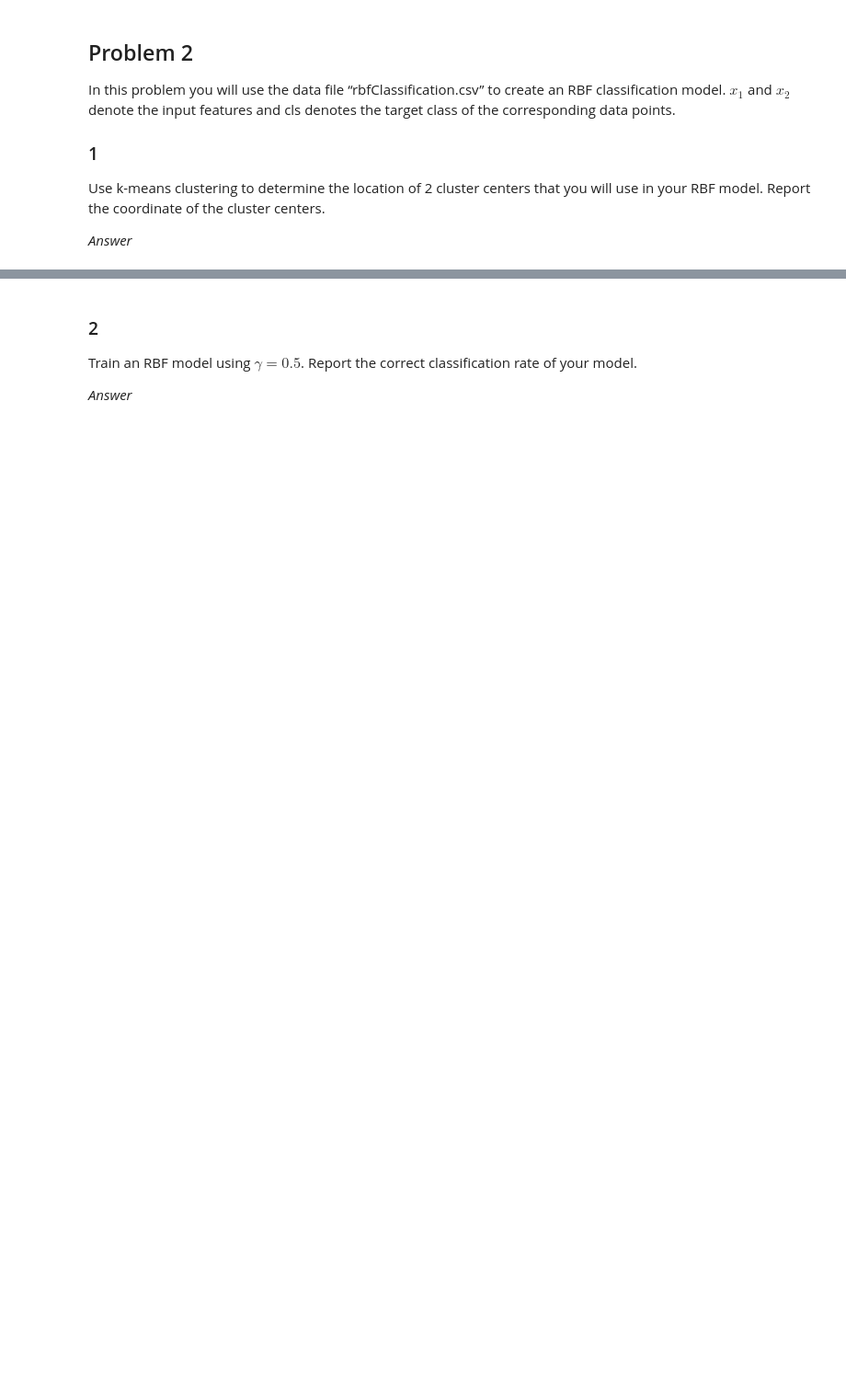
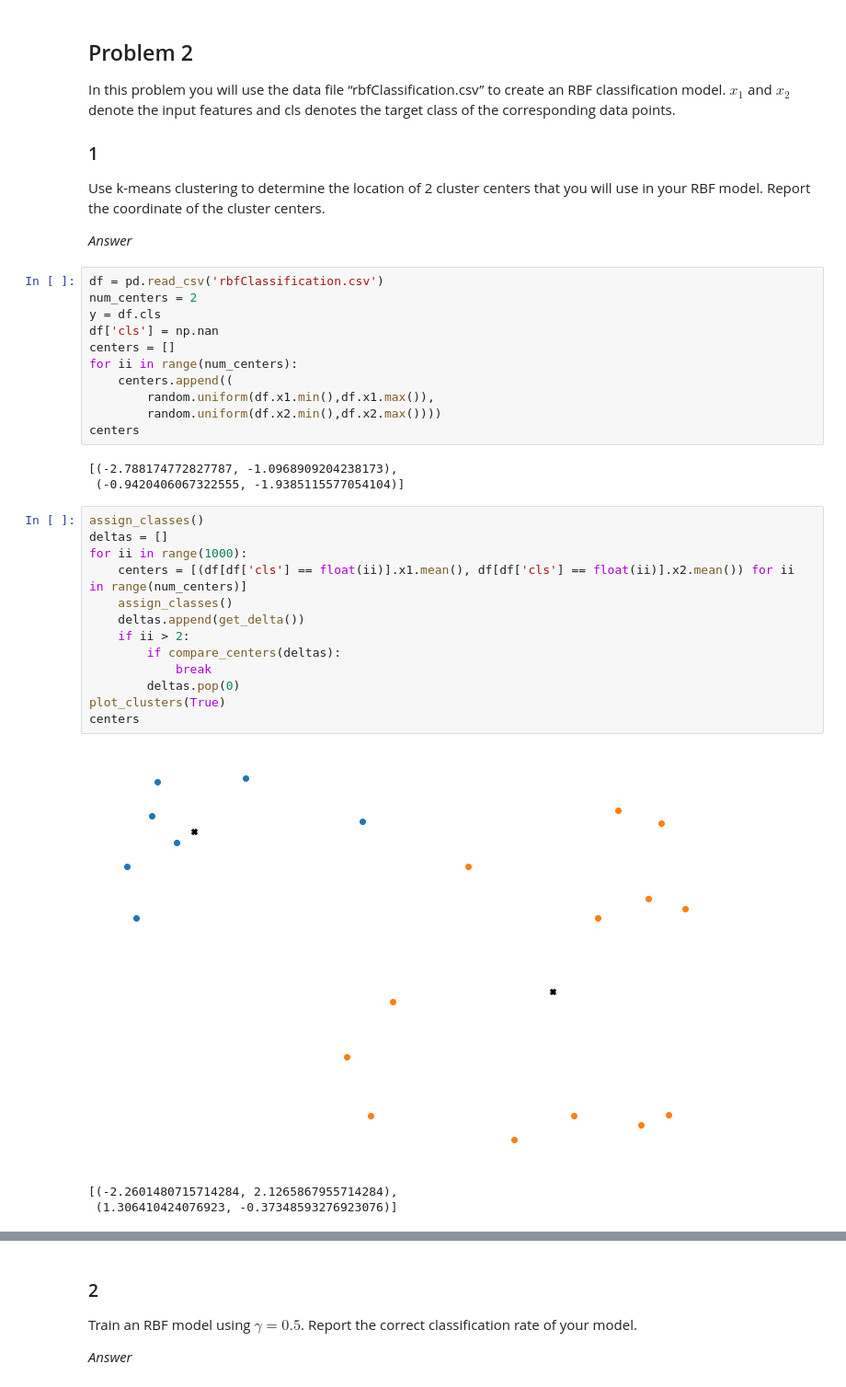
Before and after one commit to edalrami/machine-learning-hw3, a Jupyter notebook: MachineLearningHW3.ipynb, the cells around one changed output, grey strips where cells are left out. Shown at 92% size. Saved outputs shown, nothing was run; the diff lists cells and outputs as text; blank space fills up the shorter version.

```diff
--- a/MachineLearningHW3.ipynb
+++ b/MachineLearningHW3.ipynb
@@ -127,3 +128,34 @@ In this problem you will use the data file “rbfClassification.csv” to create
 Use k-means clustering to determine the location of 2 cluster centers that you will use in your RBF model. Report the coordinate of the cluster centers.
 
 *Answer*
+# %%
+df = pd.read_csv('rbfClassification.csv')
+num_centers = 2
+y = df.cls
+df['cls'] = np.nan
+centers = []
+for ii in range(num_centers):
+    centers.append((
+        random.uniform(df.x1.min(),df.x1.max()),
+        random.uniform(df.x2.min(),df.x2.max())))
+centers
+# %% [output]
+[(-2.788174772827787, -1.0968909204238173),
+ (-0.9420406067322555, -1.9385115577054104)]
+# %%
+assign_classes()
+deltas = []
+for ii in range(1000):
+    centers = [(df[df['cls'] == float(ii)].x1.mean(), df[df['cls'] == float(ii)].x2.mean()) for ii in range(num_centers)]
+    assign_classes()
+    deltas.append(get_delta())
+    if ii > 2:
+        if compare_centers(deltas):
+            break
+        deltas.pop(0)
+plot_clusters(True)
+centers
+# %% [output]
+[figure, added]
+[(-2.2601480715714284, 2.1265867955714284),
+ (1.306410424076923, -0.37348593276923076)]
```
Also changed, not shown: parts of 19 cells of this notebook.
